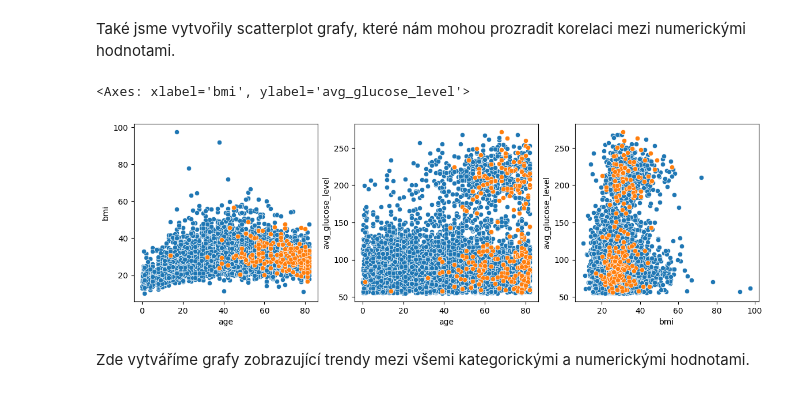
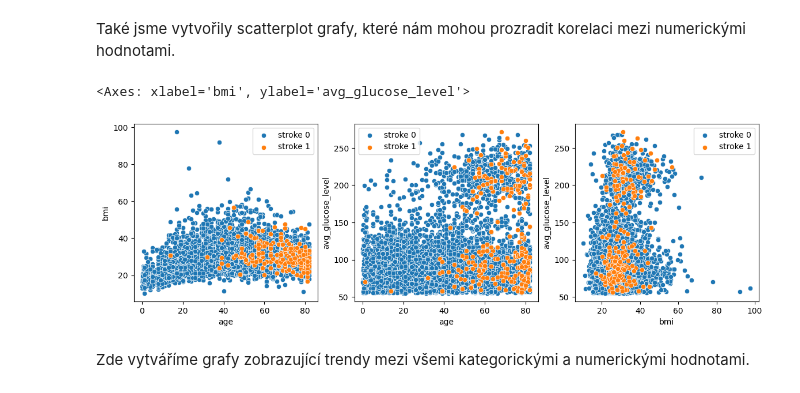
Before and after one commit to LukasKotoun/UPA, a Jupyter notebook: 3/analysis.ipynb, the cells around one changed output. Drawn from its saved outputs; the diff is of its cells as text; code cells hidden in the pictures.

```diff
--- a/3/analysis.ipynb
+++ b/3/analysis.ipynb
@@ -117,20 +117,20 @@ Také jsme vytvořily scatterplot grafy, které nám mohou prozradit korelaci me
 # %%
 import seaborn as sns
 import matplotlib.pyplot as plt
 import numpy as np
 fig, ax = plt.subplots(1, 3, figsize=(14,4))
 # age - bmi
-sns.scatterplot(data=df[df["stroke"] == 0], x='age', y='bmi', ax=ax[0])
-sns.scatterplot(data=df[df["stroke"] == 1], x='age', y='bmi', ax=ax[0])
+sns.scatterplot(data=df[df["stroke"] == 0], x='age', y='bmi', ax=ax[0], label="stroke 0")
+sns.scatterplot(data=df[df["stroke"] == 1], x='age', y='bmi', ax=ax[0], label="stroke 1")
 # age - glucose
-sns.scatterplot(data=df[df["stroke"] == 0], x='age', y='avg_glucose_level', ax=ax[1])
-sns.scatterplot(data=df[df["stroke"] == 1], x='age', y='avg_glucose_level', ax=ax[1])
+sns.scatterplot(data=df[df["stroke"] == 0], x='age', y='avg_glucose_level', ax=ax[1], label="stroke 0")
+sns.scatterplot(data=df[df["stroke"] == 1], x='age', y='avg_glucose_level', ax=ax[1], label="stroke 1")
 # bmi - glucose
-sns.scatterplot(data=df[df["stroke"] == 0], x='bmi', y='avg_glucose_level', ax=ax[2])
-sns.scatterplot(data=df[df["stroke"] == 1], x='bmi', y='avg_glucose_level', ax=ax[2])
+sns.scatterplot(data=df[df["stroke"] == 0], x='bmi', y='avg_glucose_level', ax=ax[2], label="stroke 0")
+sns.scatterplot(data=df[df["stroke"] == 1], x='bmi', y='avg_glucose_level', ax=ax[2], label="stroke 1")
 # %% [output]
 <Axes: xlabel='bmi', ylabel='avg_glucose_level'>
-[figure, old version]
+[figure, new version]
 # %% [markdown]
 Zde vytváříme grafy zobrazující trendy mezi všemi kategorickými a numerickými hodnotami.
 # %%
```
Also changed, not shown: parts of 1 cell of this notebook.
